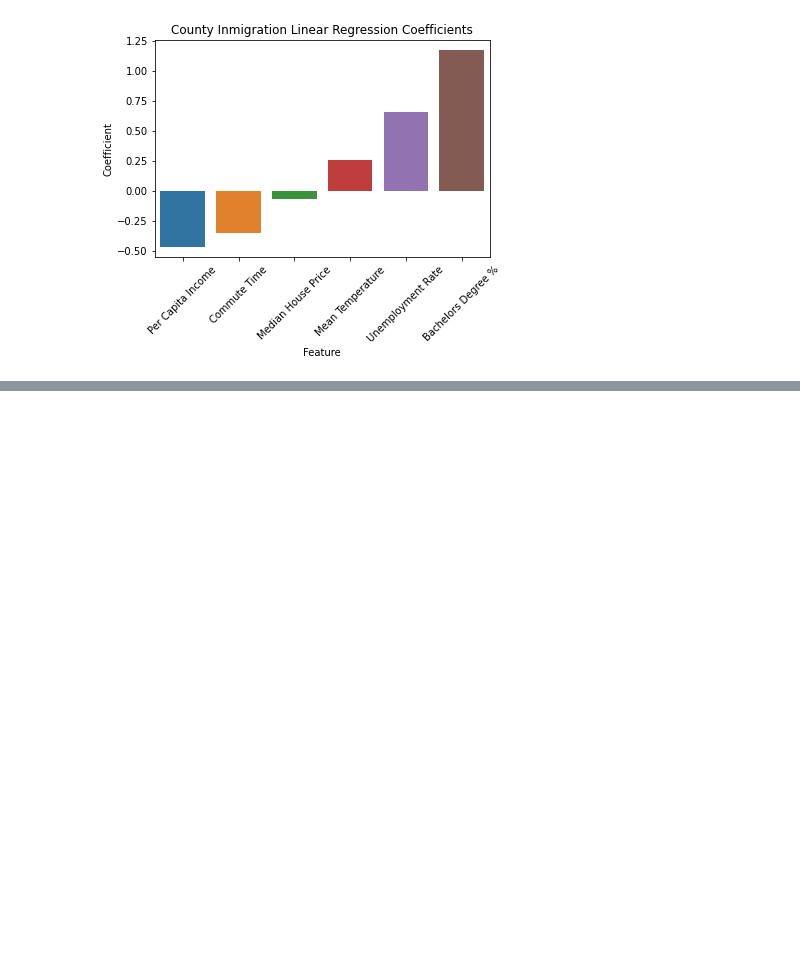
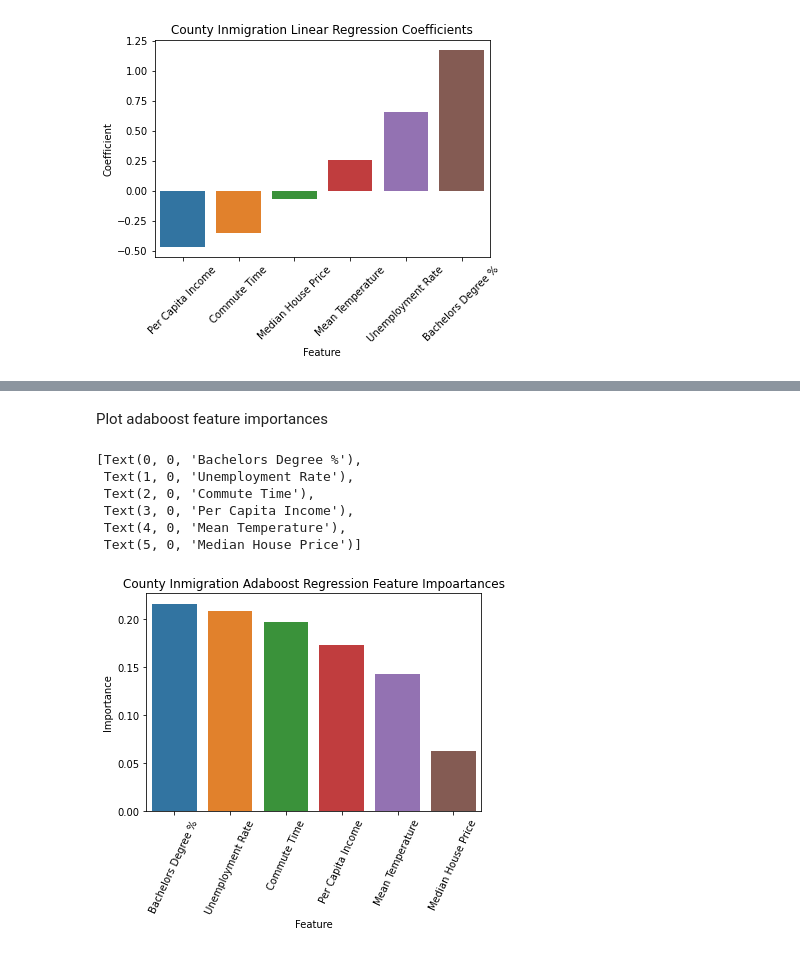
Before and after one commit to blantj/county_inmigration_regression, a Jupyter notebook: Modeling.ipynb, the cells around one changed output, grey strips where cells are left out. Drawn from its saved outputs; the diff is of its cells as text; code cells hidden in the pictures; blank space fills up the shorter version.

Commit message:
Add non-linear modeling

```diff
--- a/Modeling.ipynb
+++ b/Modeling.ipynb
@@ -586,0 +609,12 @@ ax.set_xticklabels(coef_df['Feature'], rotation=45)
+# %%
+knn = KNeighborsRegressor(n_neighbors=11, weights='distance')
+knn.fit(x_train, y_train)
+y_train_pred_knn = knn.predict(x_train)
+y_test_pred_knn = knn.predict(x_test)
+print('KNN Regressor Evaluation:')
+print('Train RMSE', np.sqrt(mean_squared_error(y_train, y_train_pred_knn)))
+print('Train MAE', mean_absolute_error(y_train, y_train_pred_knn))
+print('Train r2', r2_score(y_train, y_train_pred_knn))
+print('Test RMSE', np.sqrt(mean_squared_error(y_test, y_test_pred_knn)))
+print('Test MAE', mean_absolute_error(y_test, y_test_pred_knn))
+print('Test r2', r2_score(y_test, y_test_pred_knn))
@@ -586,0 +631,9 @@ ax.set_xticklabels(coef_df['Feature'], rotation=45)
+# %%
+ab_dict = {'learning_rate': [x/100 for x in range(1, 11)]}
+ab_model = AdaBoostRegressor(random_state=20)
+ab_gs = GridSearchCV(ab_model, ab_dict, cv=10, n_jobs=-1,
+                     scoring='neg_root_mean_squared_error', verbose=1)
+ab_gs.fit(x_train, y_train)
+print('Adaboost Regressor Gridsearch')
+print('Best Params', ab_gs.best_params_)
+print('Best Score', ab_gs.best_score_)
@@ -586,0 +647,12 @@ ax.set_xticklabels(coef_df['Feature'], rotation=45)
+# %%
+ab = AdaBoostRegressor(random_state=20, learning_rate=.1)
+ab.fit(x_train, y_train)
+y_train_pred_ab = ab.predict(x_train)
+y_test_pred_ab = ab.predict(x_test)
+print('Adaboost Regressor Evaluation:')
+print('Train RMSE', np.sqrt(mean_squared_error(y_train, y_train_pred_ab)))
+print('Train MAE', mean_absolute_error(y_train, y_train_pred_ab))
+print('Train r2', r2_score(y_train, y_train_pred_ab))
+print('Test RMSE', np.sqrt(mean_squared_error(y_test, y_test_pred_ab)))
+print('Test MAE', mean_absolute_error(y_test, y_test_pred_ab))
+print('Test r2', r2_score(y_test, y_test_pred_ab))
@@ -586,0 +669,5 @@ ax.set_xticklabels(coef_df['Feature'], rotation=45)
+# %%
+adaboost_importances_df = pd.DataFrame(ab.feature_importances_, columns=['Importance'])
+adaboost_importances_df['Feature'] = x.columns
+adaboost_importances_df.sort_values(by='Importance', ascending=False, inplace=True)
+adaboost_importances_df
@@ -586,0 +682,15 @@ ax.set_xticklabels(coef_df['Feature'], rotation=45)
+# %% [markdown]
+Plot adaboost feature importances
+# %%
+fig, ax = plt.subplots()
+sns.barplot(x='Feature', y='Importance', data=adaboost_importances_df, ax=ax)
+ax.set_title('County Inmigration Adaboost Regression Feature Impoartances')
+ax.set_xticklabels(adaboost_importances_df['Feature'], rotation=65)
+# %% [output]
+[Text(0, 0, 'Bachelors Degree %'),
+ Text(1, 0, 'Unemployment Rate'),
+ Text(2, 0, 'Commute Time'),
+ Text(3, 0, 'Per Capita Income'),
+ Text(4, 0, 'Mean Temperature'),
+ Text(5, 0, 'Median House Price')]
+[figure, added]
```
Also changed, not shown: parts of 12 cells of this notebook.
